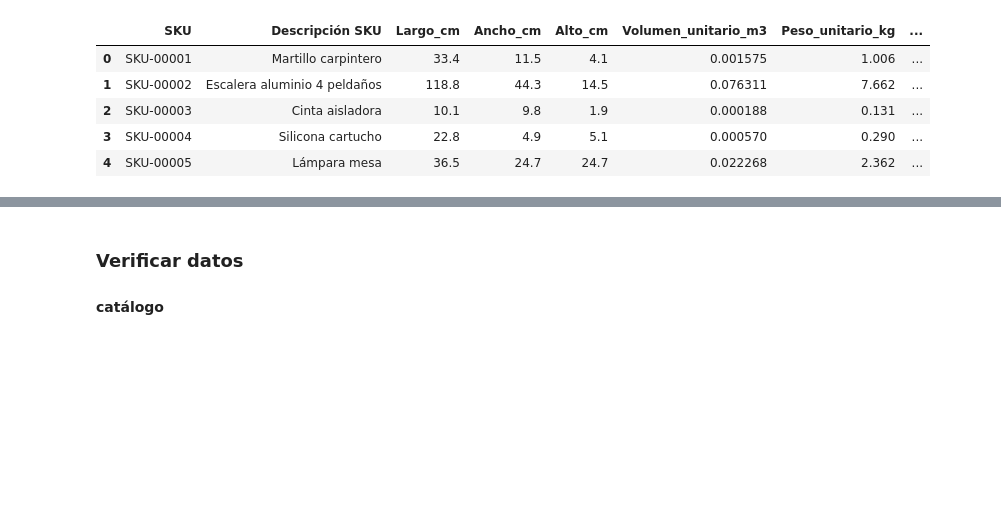
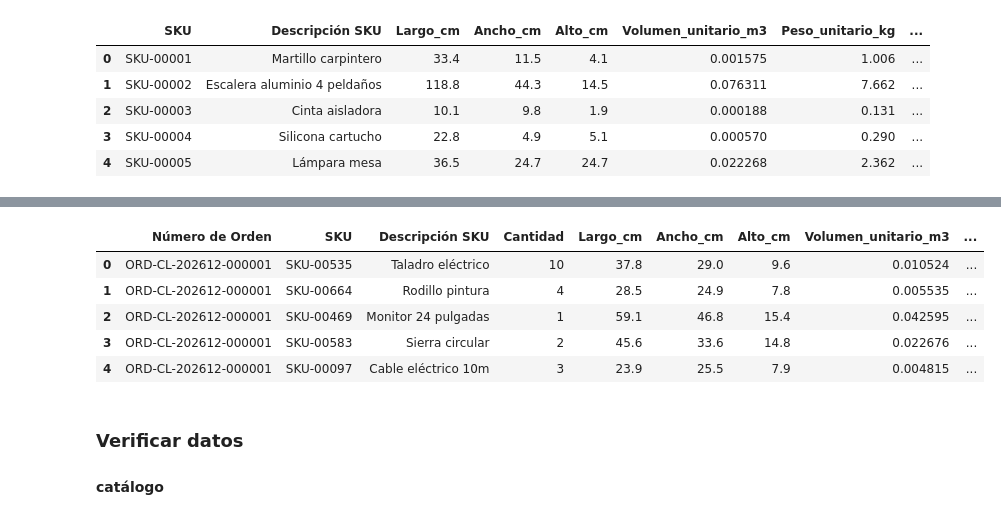
Before and after one commit to VichoRamirez/Capstone, a Jupyter notebook: SCRIPTS/Explorar.ipynb, the cells around one changed output, grey strips where cells are left out. Saved outputs shown, nothing was run; the diff lists cells and outputs as text; code cells hidden in the pictures; blank space fills up the shorter version.

```diff
--- a/SCRIPTS/Explorar.ipynb
+++ b/SCRIPTS/Explorar.ipynb
@@ -11,6 +11,8 @@ warnings.filterwarnings('ignore')
 # %%
 ruta_catalogo = '../RAW_DATA/catalogo_productos.csv'
 ruta_ventas = '../RAW_DATA/ventas_ficticias_santiago_202612.csv'
+ruta_detalle = '../RAW_DATA/detalle_pedidos_santiago_202612.xlsx'
+
 df_catalogo = pd.read_csv(ruta_catalogo,
                           dtype={'SKU': object,
                                  "Descripción SKU": object,
@@ -21,6 +23,8 @@ df_ventas = pd.read_csv(ruta_ventas,
                                "Número de Orden": object},
                         parse_dates=['Fecha de Pedido',
                                      'Fecha de despacho Solicitada'])
+
+df_detalle = pd.read_excel(ruta_detalle)
 # %% [markdown]
 ### Ver Tablas
 # %%
@@ -41,6 +45,15 @@ display(df_ventas.head())
 | 2 | 7941056 - 6 | Cliente Nuevo 7941056 | av. kennedy 5315, depto 694, inde... | 2026-12-01 | ORD-CL-202612-000003 | 115798 | ... |
 | 3 | 18.305.966-9 | Cliente 18305966 | Calle San Antonio 8832, Lo Prado,... | 2026-12-01 | ORD-CL-202612-000004 | 240273 | ... |
 | 4 | 20.329.309-9 | Cliente Nuevo 20329309 | Calle Catedral 6899 Depto 1132 In... | 2026-12-01 | ORD-CL-202612-000005 | 230875 | ... |
+# %%
+display(df_detalle.head())
+# %% [output]
+|  | Número de Orden | SKU | Descripción SKU | Cantidad | Largo_cm | Ancho_cm | Alto_cm | Volumen_unitario_m3 | ... |
+| 0 | ORD-CL-202612-000001 | SKU-00535 | Taladro eléctrico | 10 | 37.8 | 29.0 | 9.6 | 0.010524 | ... |
+| 1 | ORD-CL-202612-000001 | SKU-00664 | Rodillo pintura | 4 | 28.5 | 24.9 | 7.8 | 0.005535 | ... |
+| 2 | ORD-CL-202612-000001 | SKU-00469 | Monitor 24 pulgadas | 1 | 59.1 | 46.8 | 15.4 | 0.042595 | ... |
+| 3 | ORD-CL-202612-000001 | SKU-00583 | Sierra circular | 2 | 45.6 | 33.6 | 14.8 | 0.022676 | ... |
+| 4 | ORD-CL-202612-000001 | SKU-00097 | Cable eléctrico 10m | 3 | 23.9 | 25.5 | 7.9 | 0.004815 | ... |
 # %% [markdown]
 ### Verificar datos
 #### catálogo
```
Also changed, not shown: parts of 7 cells of this notebook.
